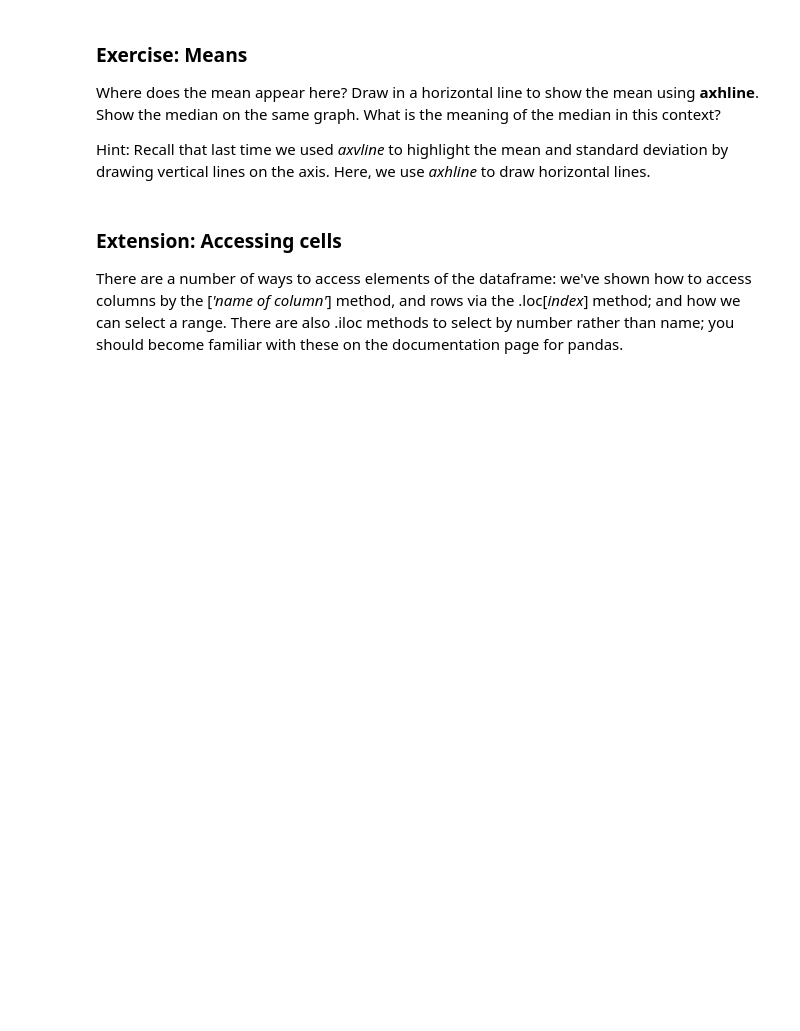
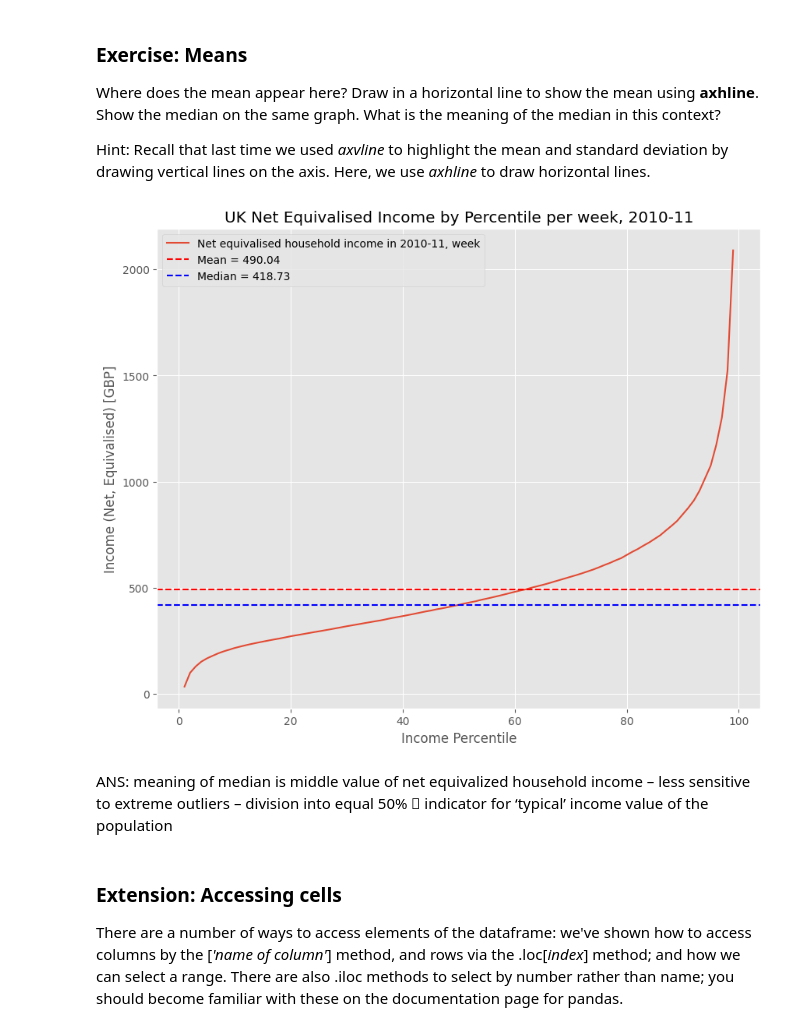
Before and after one commit to LPAT9999/QM, a Jupyter notebook: notebooks/W02. Pandas.ipynb, the cells around one changed output. Saved outputs shown, nothing was run; the diff lists cells and outputs as text; code cells hidden in the pictures; blank space fills up the shorter version.

```diff
--- a/notebooks/W02. Pandas.ipynb
+++ b/notebooks/W02. Pandas.ipynb
@@ -184,0 +184,9 @@ ABCDEFG
+# %%
+income =  pandas.read_csv(data_path, index_col=0)
+a = income['Childless couple, annual income'].loc[1], income['Single adult'].loc[1]
+b = income['Childless couple, annual income'].loc[50], income['Single adult'].loc[50]
+c = income['Childless couple, annual income'].loc[99], income['Single adult'].loc[99]
+
+print(a)
+print(b)
+print(c)
@@ -211,6 +225,27 @@ We see a curve that is pretty linear in the middle region, but curves rapidly up
 Where does the mean appear here? Draw in a horizontal line to show the mean using **axhline**. Show the median on the same graph. What is the meaning of the median in this context?
 
 Hint: Recall that last time we used *axvline* to highlight the mean and standard deviation by drawing vertical lines on the axis. Here, we use *axhline* to draw horizontal lines.
+# %%
+import matplotlib.pyplot as plt
+import numpy as np
+
+income['Net equivalised household income in 2010-11, week'].plot()
+a = income['Net equivalised household income in 2010-11, week']
+plt.title('UK Net Equivalised Income by Percentile per week, 2010-11')
+plt.xlabel('Income Percentile')
+plt.ylabel('Income (Net, Equivalised) [GBP]')
+
+mean = np.mean(a)
+plt.axhline(y=mean, color='r', linestyle='--', label=f"Mean = {mean:.2f}")
+median = np.median(a)
+plt.axhline(y=median, color='b', linestyle='--', label=f"Median = {median:.2f}")
+
+plt.legend()
+plt.show()
+# %% [output]
+[figure, added]
+# %% [markdown]
+ANS: meaning of median is middle value of net equivalized household income – less sensitive to extreme outliers – division into equal 50%  indicator for ‘typical’ income value of the population
 # %% [markdown]
 ### Extension: Accessing cells
 
```
Also changed, not shown: parts of 21 cells of this notebook.
